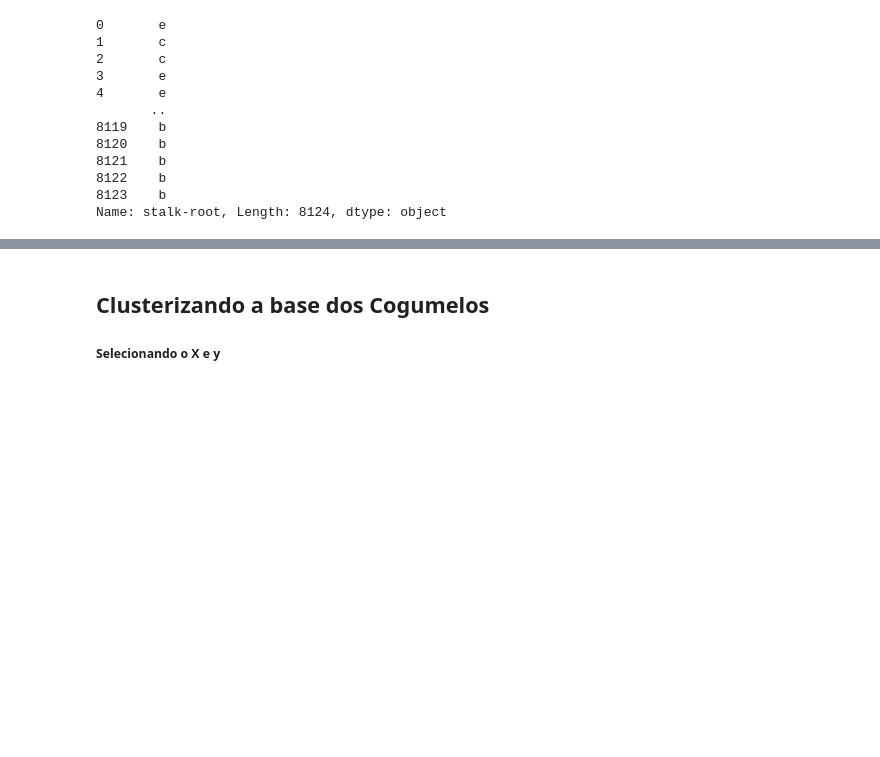
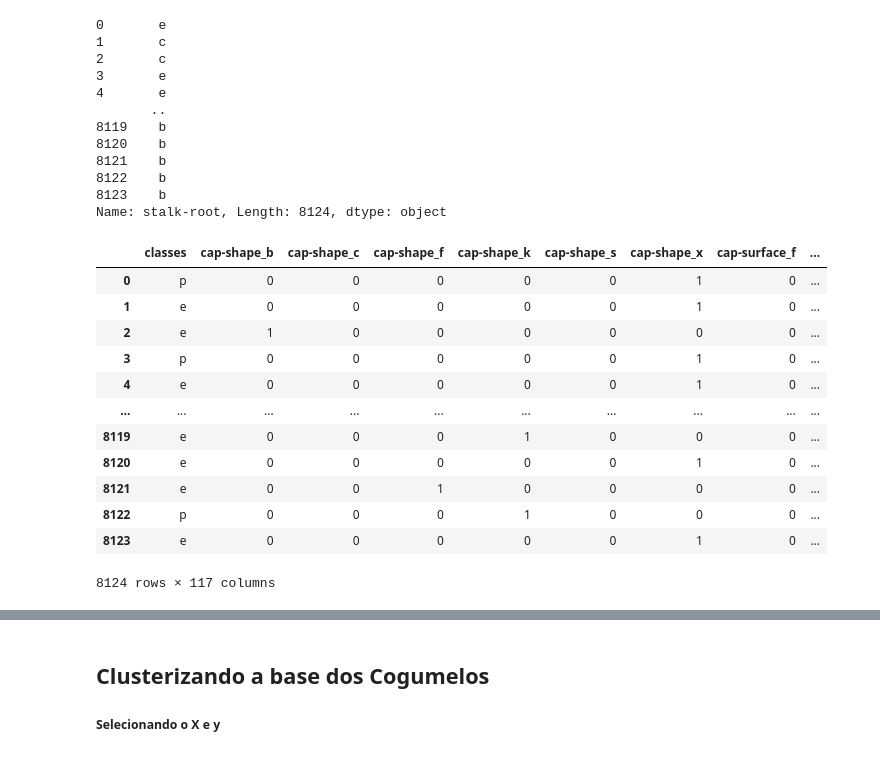
Before and after one commit to clebsonluiz/UAST-2021.1-REC-PAD, a Jupyter notebook: REC-PAD-2021_1 Cogumelos.ipynb, the cells around one changed output, grey strips where cells are left out. Saved outputs shown, nothing was run; the diff lists cells and outputs as text; code cells hidden in the pictures; blank space fills up the shorter version.

```diff
--- a/REC-PAD-2021_1 Cogumelos.ipynb
+++ b/REC-PAD-2021_1 Cogumelos.ipynb
@@ -140,4 +140,46 @@ mushroom['stalk-root']
 8122    b
 8123    b
 Name: stalk-root, Length: 8124, dtype: object
+# %%
+atributos_categoricos = [
+                        "cap-shape",
+                        "cap-surface",
+                        "cap-color",
+                        "bruises?",
+                        "odor",
+                        "gill-attachment",
+                        "gill-spacing",
+                        "gill-size",
+                        "gill-color",
+                        "stalk-shape",
+                        "stalk-root",
+                        "stalk-surface-above-ring",
+                        "stalk-surface-below-ring",
+                        "stalk-color-above-ring",
+                        "stalk-color-below-ring",
+                        "veil-type",
+                        "veil-color",
+                        "ring-number",
+                        "ring-type",
+                        "spore-print-color",
+                        "population",
+                        "habitat"
+                      ]
+mushroom = pd.get_dummies(mushroom,
+                         columns=atributos_categoricos)
+mushroom
+# %% [output]
+|  | classes | cap-shape_b | cap-shape_c | cap-shape_f | cap-shape_k | cap-shape_s | cap-shape_x | cap-surface_f | ... |
+| 0 | p | 0 | 0 | 0 | 0 | 0 | 1 | 0 | ... |
+| 1 | e | 0 | 0 | 0 | 0 | 0 | 1 | 0 | ... |
+| 2 | e | 1 | 0 | 0 | 0 | 0 | 0 | 0 | ... |
+| 3 | p | 0 | 0 | 0 | 0 | 0 | 1 | 0 | ... |
+| 4 | e | 0 | 0 | 0 | 0 | 0 | 1 | 0 | ... |
+| ... | ... | ... | ... | ... | ... | ... | ... | ... | ... |
+| 8119 | e | 0 | 0 | 0 | 1 | 0 | 0 | 0 | ... |
+| 8120 | e | 0 | 0 | 0 | 0 | 0 | 1 | 0 | ... |
+| 8121 | e | 0 | 0 | 1 | 0 | 0 | 0 | 0 | ... |
+| 8122 | p | 0 | 0 | 0 | 1 | 0 | 0 | 0 | ... |
+| 8123 | e | 0 | 0 | 0 | 0 | 0 | 1 | 0 | ... |
+8124 rows × 117 columns
 # %%
```
Also changed, not shown: parts of 15 cells of this notebook, 4 other files.
